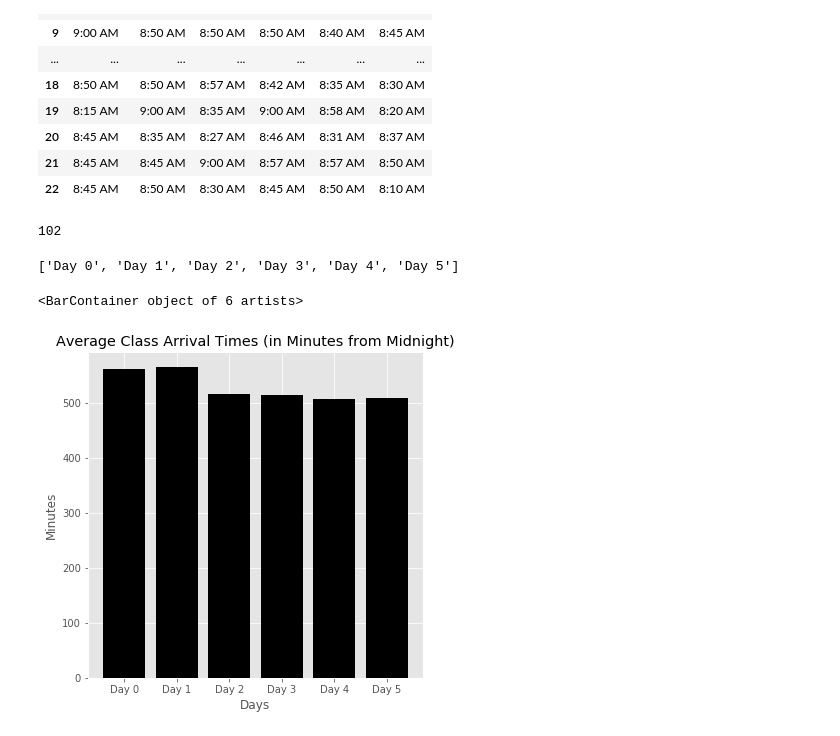
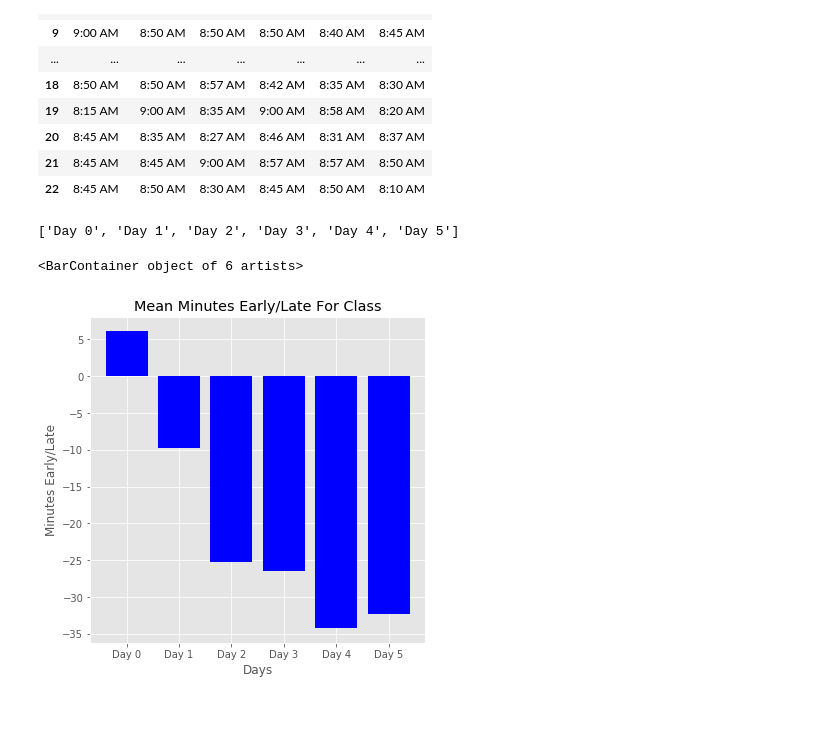
Before and after one commit to AlecMorgan/ds-challenge-05_seattle-ds-career-040119, a Jupyter notebook: arrival_time_processing.ipynb, the cells around one changed output. Cells and saved outputs as stored; diff of their text form; code cells hidden in the pictures.

Commit message:
Added histogram, tweaked bar graph

```diff
--- a/arrival_time_processing.ipynb
+++ b/arrival_time_processing.ipynb
@@ -31,21 +31,30 @@ plt.style.use('ggplot')
 # %%
 def times_to_numbers(time):
     """Converts time string to N minutes since midnight and returns N."""
-    try:
-        hours = int(time[0]) * 60
-        minutes = int(time[2:4])
+
+    if type(time) == int:
+        #We assume our work is already done.
+        return time
+    elif time == 'absent':
+        #Pretend it's a 6 PM arrival to account for missed class time.
+        return 18 * 60
+    else:
+        time = time[:-3].split(':')
+        time = list(map(int, time))
+        hours = time[0] * 60
+        minutes = time[1]
         total_minutes = hours + minutes
         return total_minutes
-    except ValueError:
-        return 24*60
-# %% [output]
-102
-# %%
-y = []
-for day in range(6):
-    arrival_times_of_day = arrival_times["day_{}".format(day)]
-    arrival_numbers = arrival_times_of_day.apply(times_to_numbers)
-    y.append(arrival_numbers.mean())
+# %%
+y = []
+
+
+for day in arrival_times:
+    arrival_times[day] = arrival_times[day].apply(times_to_numbers)
+
+    #540 = minutes from midnight to 9 AM.
+    #Applying this difference gives us the minutes early/late for class.
+    y.append(arrival_times[day].mean() - 540)
 # %%
 x = ['Day {}'.format(day) for day in range(6)]
 x
@@ -53,12 +62,11 @@ x
 ['Day 0', 'Day 1', 'Day 2', 'Day 3', 'Day 4', 'Day 5']
 # %%
 plt.figure(1, figsize=(6, 6))
-plt.title('Average Class Arrival Times (in Minutes from Midnight)')
-plt.ylabel('Minutes')
+plt.title('Mean Minutes Early/Late For Class')
+plt.ylabel('Minutes Early/Late')
 plt.xlabel('Days')
-#plt.set_yticks(60)
 
-plt.bar(x, y, color = 'Black')
+plt.bar(x, y, color = 'Blue')
 # %% [output]
 <BarContainer object of 6 artists>
-[figure, old version]
+[figure, new version]
```
Also changed, not shown: parts of 1 cell of this notebook.
